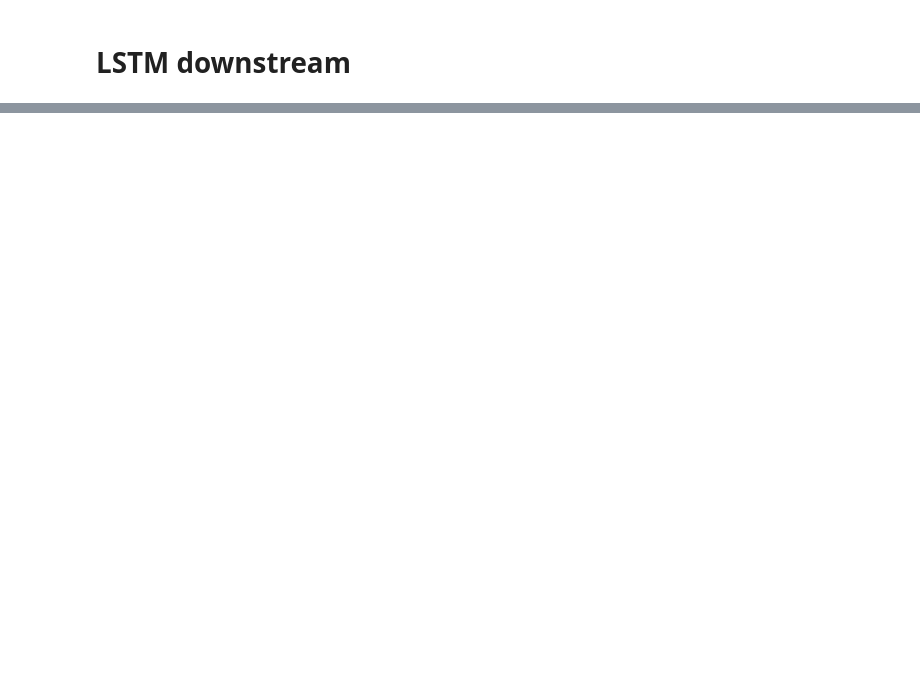
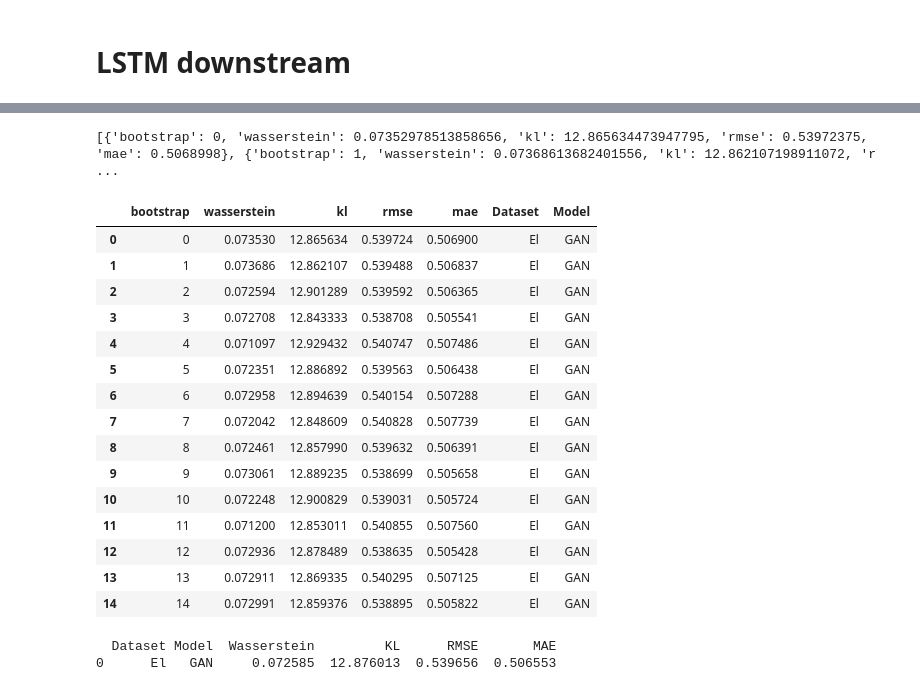
Before and after one commit to pmxfa/sp-shapely, a Jupyter notebook: sp_timevae_electricity.ipynb, the cells around one changed output, grey strips where cells are left out. Cells and saved outputs as stored; diff of their text form; code cells hidden in the pictures; blank space fills up the shorter version.

Commit message:
bootstrap update

```diff
--- a/sp_timevae_electricity.ipynb
+++ b/sp_timevae_electricity.ipynb
@@ -278,8 +359,8 @@ print(kl_results)
 # %% [markdown]
 # LSTM downstream
 # %%
-real_data = df_scaled_test
-df_synth = pd.read_csv(filepath)
+real_data = loader_test.dataframe()
+df_synth = pd.read_csv('/content/drive/Shareddrives/sp_env/synthetic_datasets/TimeVAE/electricity/050125-080355-timevaeplugin-n_3000.csv')
 
 # drop unwanted column
 real_data = real_data.drop(columns=["seq_id", "seq_time_id", "seq_out_outcome"], errors="ignore")
@@ -361,0 +470,31 @@ with torch.no_grad():
+# %%
+bootstrap_results = []
+
+for b_idx, boot_real in enumerate(boot_samples):
+    # 1. Match the synthetic data size
+    syn_trimmed = synthetic_data[:len(boot_real)]
+
+    # 2. Fidelity metrics
+    wasserstein = compute_wasserstein(boot_real, syn_trimmed, selected_columns)
+    kl = compute_kl_divergence(boot_real, syn_trimmed, selected_columns)
+
+    # 3. Utility metrics
+    # Preprocess this bootstrap sample for LSTM (as you do with real_data)
+    boot_tensor = torch.tensor(boot_real, dtype=torch.float32)
+    Xb_test, yb_test = make_sequences(boot_tensor, SEQ_LEN)
+
+    model.eval()
+    with torch.no_grad():
+        preds = model(Xb_test)
+        mse = mean_squared_error(yb_test.numpy(), preds.numpy())
+        rmse = np.sqrt(mse)
+        mae = mean_absolute_error(yb_test.numpy(), preds.numpy())
+
+    # 4. Store results
+    bootstrap_results.append({
+        'bootstrap': b_idx,
+        'wasserstein': np.mean(list(wasserstein.values())),
+        'kl': np.mean(list(kl.values())),
+        'rmse': rmse,
+        'mae': mae
+    })
@@ -361,0 +519,43 @@ with torch.no_grad():
+# %%
+print(bootstrap_results)
+
+# Assuming bootstrap_results is your list of dicts
+df_results = pd.DataFrame(bootstrap_results)
+
+df_results['Dataset'] = 'El'
+df_results['Model'] = 'GAN'
+
+df_results
+# %% [output]
+[{'bootstrap': 0, 'wasserstein': 0.07352978513858656, 'kl': 12.865634473947795, 'rmse': 0.53972375, 'mae': 0.5068998}, {'bootstrap': 1, 'wasserstein': 0.07368613682401556, 'kl': 12.862107198911072, 'r ...
+|  | bootstrap | wasserstein | kl | rmse | mae | Dataset | Model |
+| 0 | 0 | 0.073530 | 12.865634 | 0.539724 | 0.506900 | El | GAN |
+| 1 | 1 | 0.073686 | 12.862107 | 0.539488 | 0.506837 | El | GAN |
+| 2 | 2 | 0.072594 | 12.901289 | 0.539592 | 0.506365 | El | GAN |
+| 3 | 3 | 0.072708 | 12.843333 | 0.538708 | 0.505541 | El | GAN |
+| 4 | 4 | 0.071097 | 12.929432 | 0.540747 | 0.507486 | El | GAN |
+| 5 | 5 | 0.072351 | 12.886892 | 0.539563 | 0.506438 | El | GAN |
+| 6 | 6 | 0.072958 | 12.894639 | 0.540154 | 0.507288 | El | GAN |
+| 7 | 7 | 0.072042 | 12.848609 | 0.540828 | 0.507739 | El | GAN |
+| 8 | 8 | 0.072461 | 12.857990 | 0.539632 | 0.506391 | El | GAN |
+| 9 | 9 | 0.073061 | 12.889235 | 0.538699 | 0.505658 | El | GAN |
+| 10 | 10 | 0.072248 | 12.900829 | 0.539031 | 0.505724 | El | GAN |
+| 11 | 11 | 0.071200 | 12.853011 | 0.540855 | 0.507560 | El | GAN |
+| 12 | 12 | 0.072936 | 12.878489 | 0.538635 | 0.505428 | El | GAN |
+| 13 | 13 | 0.072911 | 12.869335 | 0.540295 | 0.507125 | El | GAN |
+| 14 | 14 | 0.072991 | 12.859376 | 0.538895 | 0.505822 | El | GAN |
+# %%
+summary_row = {
+    'Dataset': 'El',
+    'Model': 'GAN',
+    'Wasserstein': df_results['wasserstein'].mean(),
+    'KL': df_results['kl'].mean(),
+    'RMSE': df_results['rmse'].mean(),
+    'MAE': df_results['mae'].mean()
+}
+
+df_summary = pd.DataFrame([summary_row])
+print(df_summary)
+# %% [output]
+  Dataset Model  Wasserstein         KL      RMSE       MAE
+0      El   GAN     0.072585  12.876013  0.539656  0.506553
```
Also changed, not shown: parts of 16 cells of this notebook.
